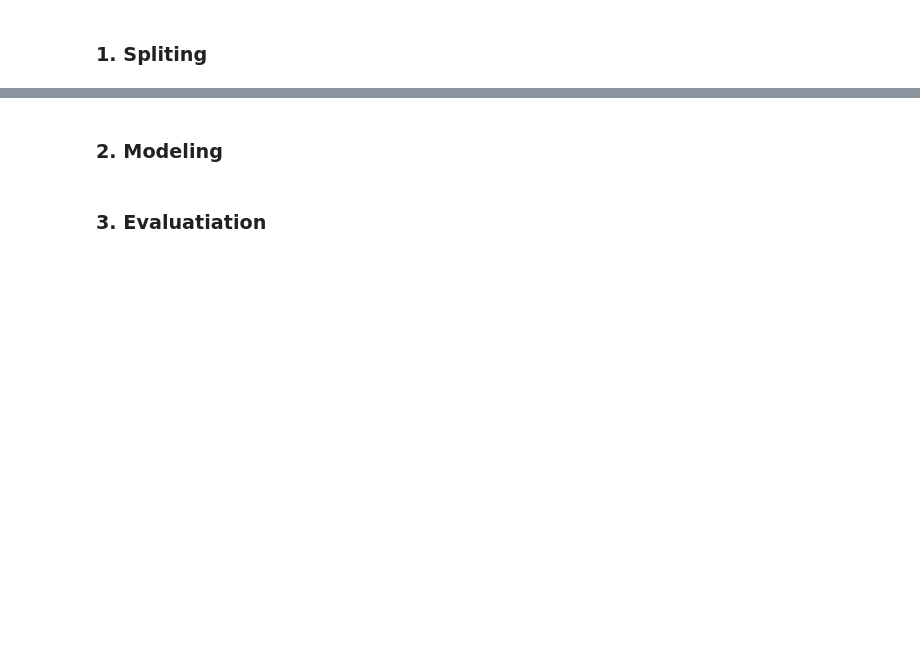
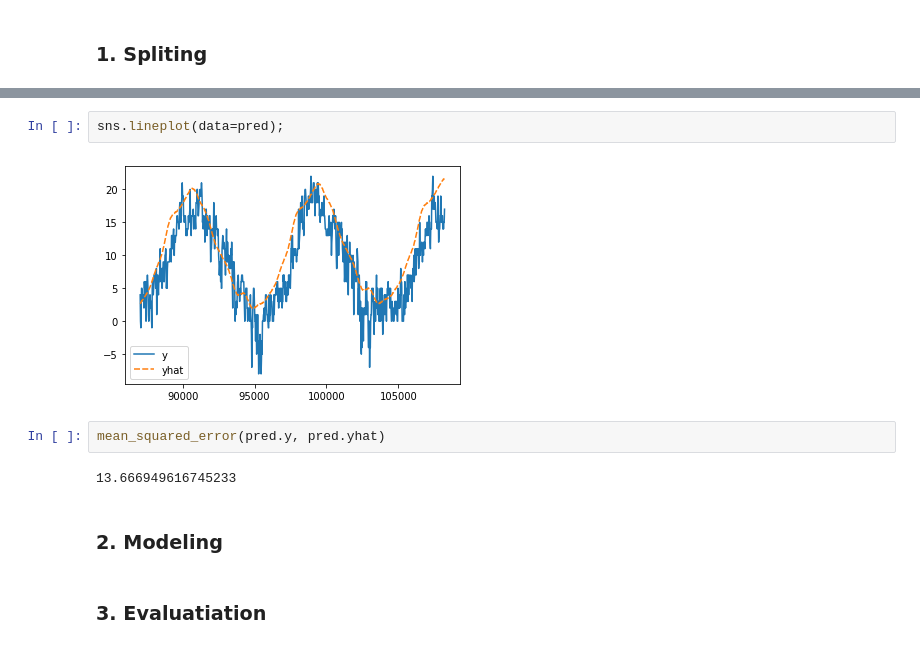
Before and after one commit to Peshkatar/prophet-weather-forecast, a Jupyter notebook: model.ipynb, the cells around one changed output, grey strips where cells are left out. Cells and saved outputs as stored; diff of their text form; blank space fills up the shorter version.

```diff
--- a/model.ipynb
+++ b/model.ipynb
@@ -86,3 +159,11 @@ m.fit(train)
+# %%
+sns.lineplot(data=pred);
+# %% [output]
+[figure, added]
+# %%
+mean_squared_error(pred.y, pred.yhat)
+# %% [output]
+13.666949616745233
 # %% [markdown]
 ### 2. Modeling
 # %% [markdown]
```
Also changed, not shown: parts of 15 cells of this notebook.
